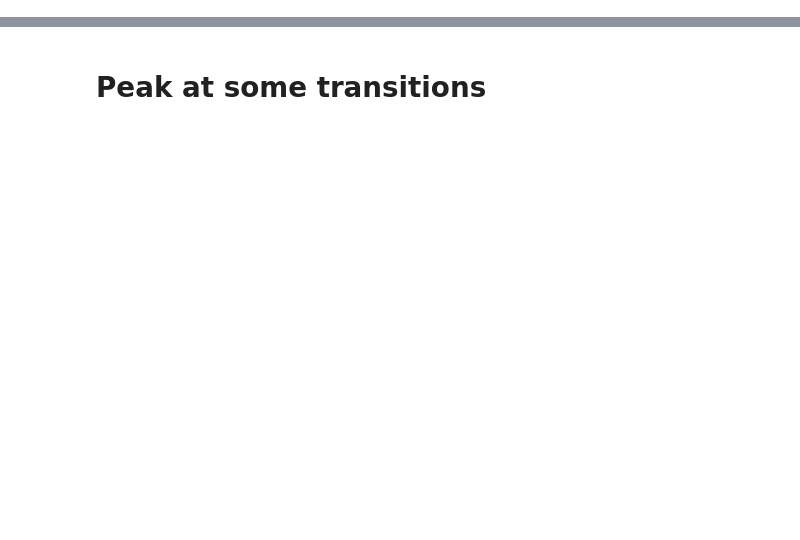
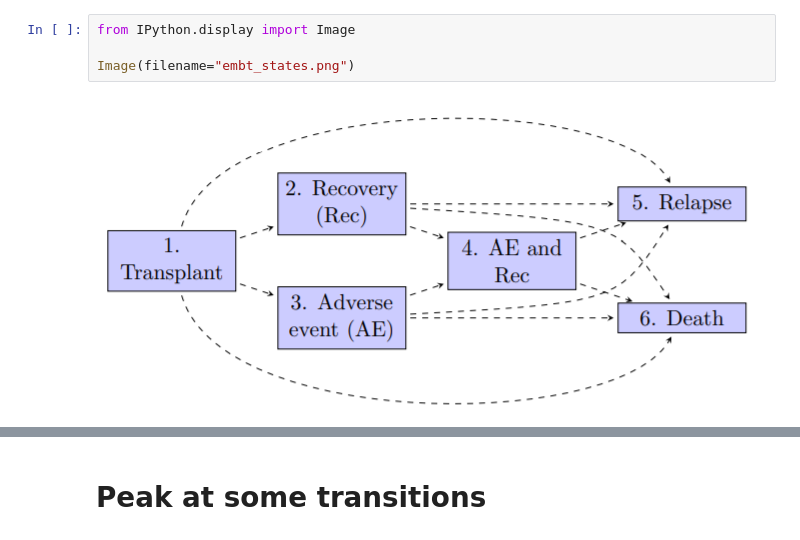
Before and after one commit to hrossman/pymsm, a Jupyter notebook: pymsm/examples/embt.ipynb, the cells around one changed output, grey strips where cells are left out. Drawn from its saved outputs; the diff is of its cells as text; blank space fills up the shorter version.

```diff
--- a/pymsm/examples/embt.ipynb
+++ b/pymsm/examples/embt.ipynb
@@ -12 +23,7 @@ from pymsm.plotting import stackplot
+# %%
+from IPython.display import Image
+
+Image(filename="embt_states.png")
+# %% [output]
+[figure, added]
 # %%
```
Also changed, not shown: parts of 10 cells of this notebook, 4 other files.
